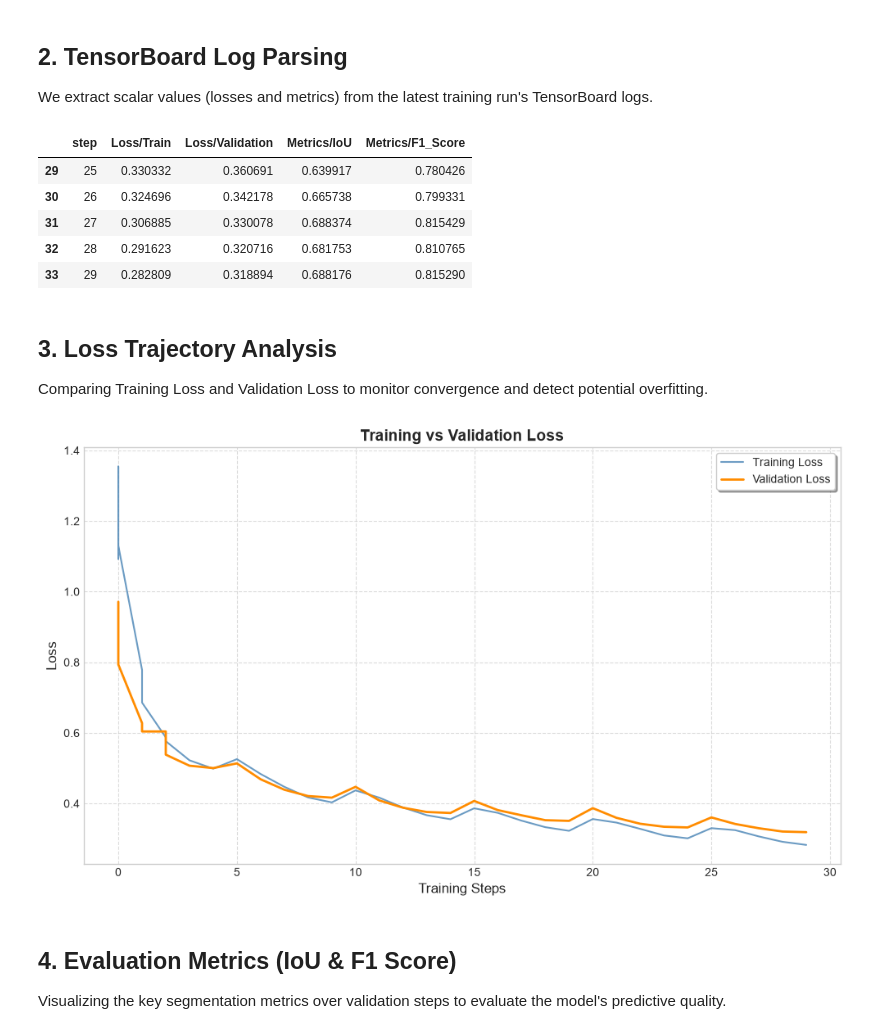
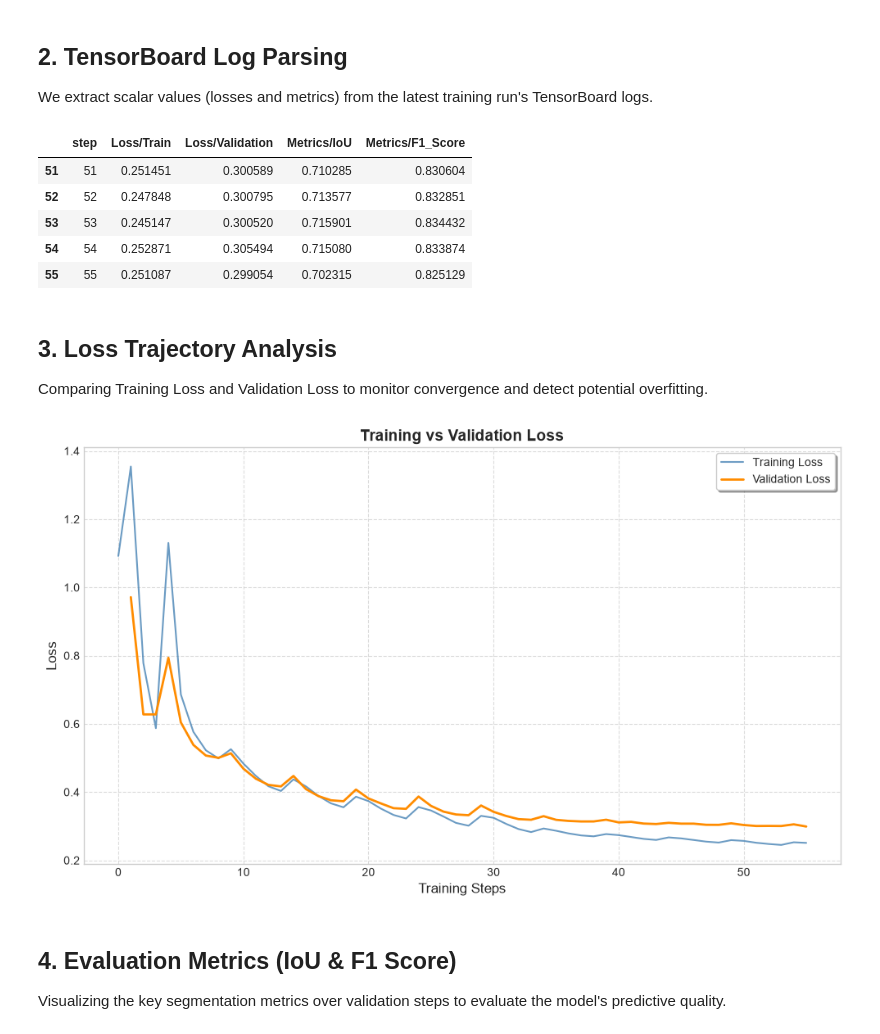
Before and after one commit to SiddharthTamminedi/DustSCAN, a Jupyter notebook: notebooks/visualize_performance.ipynb, the cells around one changed output. Drawn from its saved outputs; the diff is of its cells as text; code cells hidden in the pictures.

```diff
--- a/notebooks/visualize_performance.ipynb
+++ b/notebooks/visualize_performance.ipynb
@@ -28,7 +28,7 @@ We extract scalar values (losses and metrics) from the latest training run's Ten
 # %%
 # Locate the latest TensorBoard log
 log_dir = '../outputs/runs/dustscan_experiment'
-event_files = glob.glob(os.path.join(log_dir, 'events.out.tfevents.*'))
+event_files = sorted(glob.glob(os.path.join(log_dir, 'events.out.tfevents.*')), key=os.path.getmtime)
 
 def extract_scalars(event_file):
     ea = EventAccumulator(event_file, size_guidance={'scalars': 0})
@@ -36,38 +36,43 @@ def extract_scalars(event_file):
 
     data = {}
     for tag in ea.Tags()['scalars']:
         events = ea.Scalars(tag)
         data[tag] = pd.DataFrame([(e.step, e.value) for e in events], columns=['step', tag])
 
     if not data:
         return pd.DataFrame()
 
     # Merge all DataFrames on step
     df = list(data.values())[0]
     for v in list(data.values())[1:]:
         df = pd.merge(df, v, on='step', how='outer')
     return df
 
 dfs = []
+cumulative_steps = 0
 for f in event_files:
     df = extract_scalars(f)
     if not df.empty:
+        df['step'] = df['step'] + cumulative_steps
+        cumulative_steps = df['step'].max() + 1
         dfs.append(df)
 
 if dfs:
     metrics_df = pd.concat(dfs).sort_values('step').reset_index(drop=True)
     metrics_df = metrics_df.ffill()
+
+    metrics_df = metrics_df[metrics_df['step'] <= 55]
     display(metrics_df.tail())
 else:
     print("No scalar events found.")
     metrics_df = pd.DataFrame()
 # %% [output]
 |  | step | Loss/Train | Loss/Validation | Metrics/IoU | Metrics/F1_Score |
-| 29 | 25 | 0.330332 | 0.360691 | 0.639917 | 0.780426 |
-| 30 | 26 | 0.324696 | 0.342178 | 0.665738 | 0.799331 |
-| 31 | 27 | 0.306885 | 0.330078 | 0.688374 | 0.815429 |
-| 32 | 28 | 0.291623 | 0.320716 | 0.681753 | 0.810765 |
-| 33 | 29 | 0.282809 | 0.318894 | 0.688176 | 0.815290 |
+| 51 | 51 | 0.251451 | 0.300589 | 0.710285 | 0.830604 |
+| 52 | 52 | 0.247848 | 0.300795 | 0.713577 | 0.832851 |
+| 53 | 53 | 0.245147 | 0.300520 | 0.715901 | 0.834432 |
+| 54 | 54 | 0.252871 | 0.305494 | 0.715080 | 0.833874 |
+| 55 | 55 | 0.251087 | 0.299054 | 0.702315 | 0.825129 |
 # %% [markdown]
 ## 3. Loss Trajectory Analysis
 
@@ -90,7 +95,7 @@ if not metrics_df.empty and 'Loss/Train' in metrics_df.columns and 'Loss/Validat
 else:
     print("Loss data not found in logs.")
 # %% [output]
-[figure, old version]
+[figure, new version]
 # %% [markdown]
 ## 4. Evaluation Metrics (IoU & F1 Score)
 
```
Also changed, not shown: parts of 1 cell of this notebook, 45 other files.
